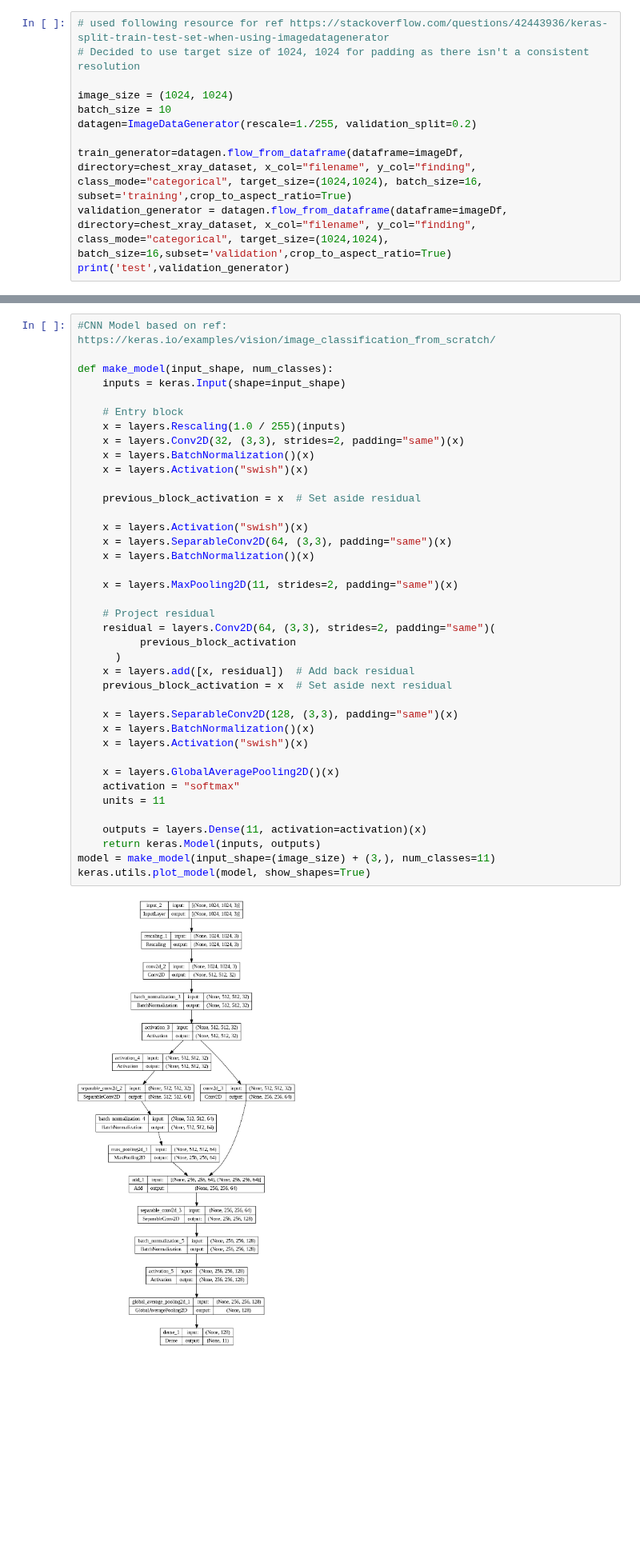
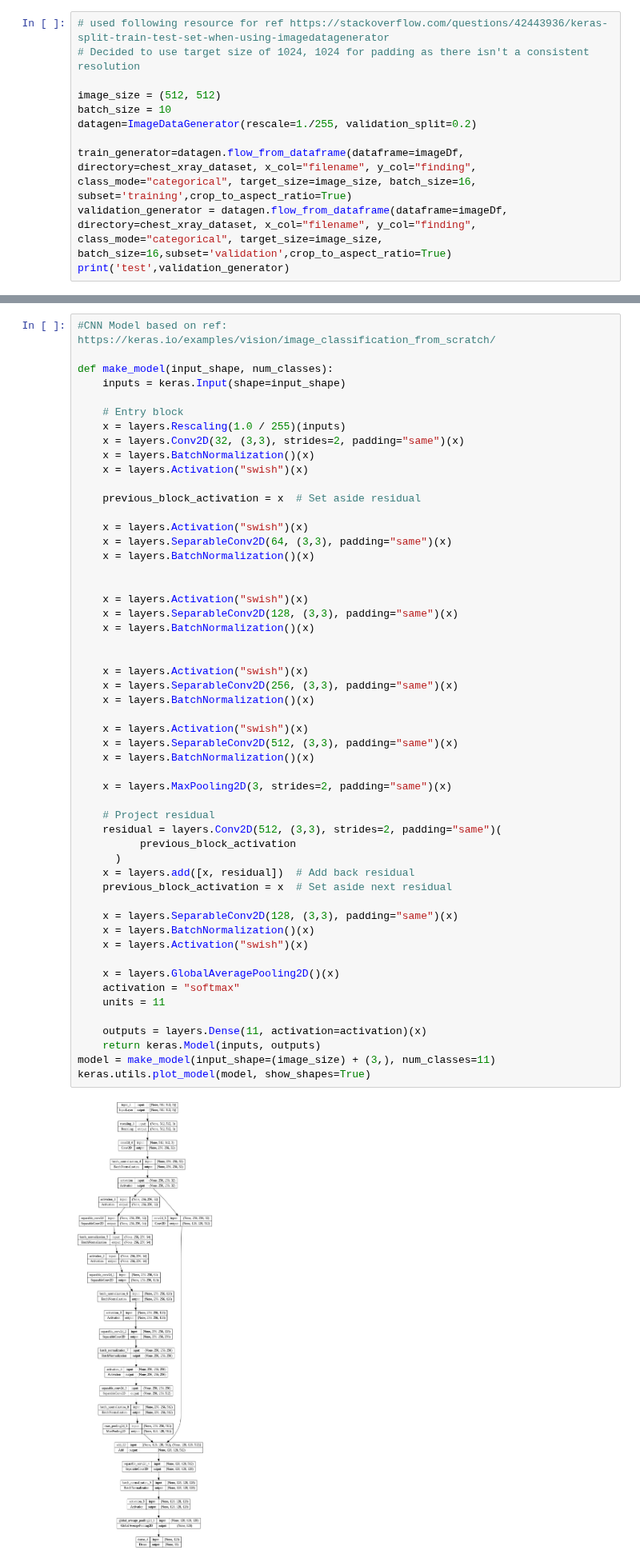
Before and after one commit to wiplash742000/Masters_Thesis_Automated_Detection_of_COVID_19_Using_GANs_and_CNNs, a Jupyter notebook: Jupyter Notebooks/Chest_X_Ray_CNNs.ipynb, the cells around one changed output, grey strips where cells are left out. Shown at 80% size. Saved outputs shown, nothing was run; the diff lists cells and outputs as text; blank space fills up the shorter version.

```diff
--- a/Jupyter Notebooks/Chest_X_Ray_CNNs.ipynb
+++ b/Jupyter Notebooks/Chest_X_Ray_CNNs.ipynb
@@ -73,12 +73,12 @@ Name: finding, Length: 372, dtype: object
 # used following resource for ref https://stackoverflow.com/questions/42443936/keras-split-train-test-set-when-using-imagedatagenerator
 # Decided to use target size of 1024, 1024 for padding as there isn't a consistent resolution
 
-image_size = (1024, 1024)
+image_size = (512, 512)
 batch_size = 10
 datagen=ImageDataGenerator(rescale=1./255, validation_split=0.2)
 
-train_generator=datagen.flow_from_dataframe(dataframe=imageDf, directory=chest_xray_dataset, x_col="filename", y_col="finding", class_mode="categorical", target_size=(1024,1024), batch_size=16, subset='training',crop_to_aspect_ratio=True)
-validation_generator = datagen.flow_from_dataframe(dataframe=imageDf, directory=chest_xray_dataset, x_col="filename", y_col="finding", class_mode="categorical", target_size=(1024,1024), batch_size=16,subset='validation',crop_to_aspect_ratio=True)
+train_generator=datagen.flow_from_dataframe(dataframe=imageDf, directory=chest_xray_dataset, x_col="filename", y_col="finding", class_mode="categorical", target_size=image_size, batch_size=16, subset='training',crop_to_aspect_ratio=True)
+validation_generator = datagen.flow_from_dataframe(dataframe=imageDf, directory=chest_xray_dataset, x_col="filename", y_col="finding", class_mode="categorical", target_size=image_size, batch_size=16,subset='validation',crop_to_aspect_ratio=True)
 print('test',validation_generator)
 # %% [output]
 Found 281 validated image filenames belonging to 11 classes.
@@ -95,36 +95,50 @@ def make_model(input_shape, num_classes):
     x = layers.Conv2D(32, (3,3), strides=2, padding="same")(x)
     x = layers.BatchNormalization()(x)
     x = layers.Activation("swish")(x)
 
     previous_block_activation = x  # Set aside residual
 
     x = layers.Activation("swish")(x)
     x = layers.SeparableConv2D(64, (3,3), padding="same")(x)
     x = layers.BatchNormalization()(x)
 
-    x = layers.MaxPooling2D(11, strides=2, padding="same")(x)
+
+    x = layers.Activation("swish")(x)
+    x = layers.SeparableConv2D(128, (3,3), padding="same")(x)
+    x = layers.BatchNormalization()(x)
+
+
+    x = layers.Activation("swish")(x)
+    x = layers.SeparableConv2D(256, (3,3), padding="same")(x)
+    x = layers.BatchNormalization()(x)
+
+    x = layers.Activation("swish")(x)
+    x = layers.SeparableConv2D(512, (3,3), padding="same")(x)
+    x = layers.BatchNormalization()(x)
+
+    x = layers.MaxPooling2D(3, strides=2, padding="same")(x)
 
     # Project residual
-    residual = layers.Conv2D(64, (3,3), strides=2, padding="same")(
+    residual = layers.Conv2D(512, (3,3), strides=2, padding="same")(
           previous_block_activation
       )
     x = layers.add([x, residual])  # Add back residual
     previous_block_activation = x  # Set aside next residual
 
     x = layers.SeparableConv2D(128, (3,3), padding="same")(x)
     x = layers.BatchNormalization()(x)
     x = layers.Activation("swish")(x)
 
     x = layers.GlobalAveragePooling2D()(x)
     activation = "softmax"
     units = 11
 
     outputs = layers.Dense(11, activation=activation)(x)
     return keras.Model(inputs, outputs)
 model = make_model(input_shape=(image_size) + (3,), num_classes=11)
 keras.utils.plot_model(model, show_shapes=True)
 # %% [output]
-[figure, old version]
+[figure, new version]
 # %%
 epochs = 5
 
```
Also changed, not shown: parts of 5 cells of this notebook.
